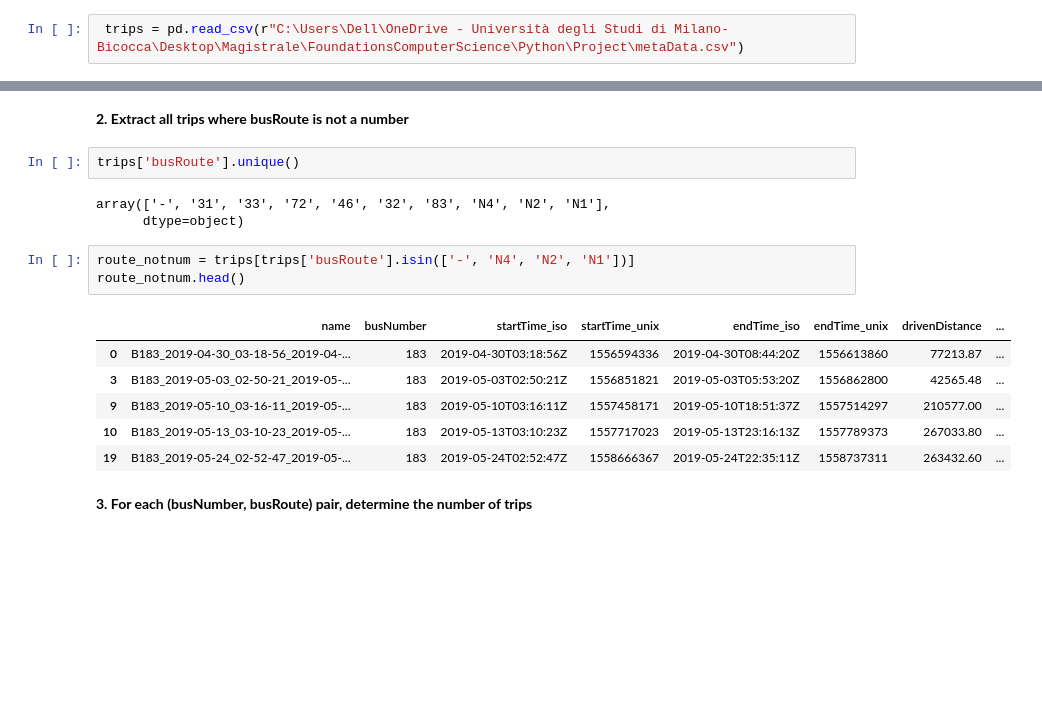
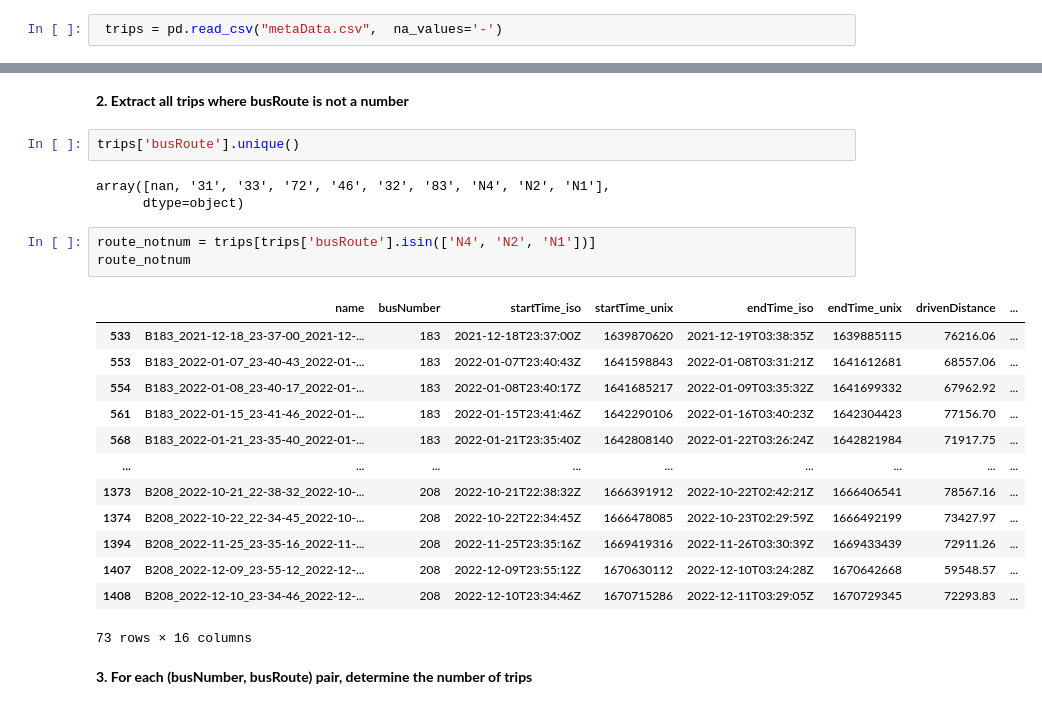
Before and after one commit to EnricoBent/Project_2023_Bentley_Simeoni, a Jupyter notebook: Project_Bentley_Simeoni.ipynb, the cells around one changed output, grey strips where cells are left out. Cells and saved outputs as stored; diff of their text form; blank space fills up the shorter version.

```diff
--- a/Project_Bentley_Simeoni.ipynb
+++ b/Project_Bentley_Simeoni.ipynb
@@ -19,4 +19,4 @@ Notes:
 import pandas as pd
 import numpy as np
 # %%
- trips = pd.read_csv(r"C:\Users\Dell\OneDrive - Università degli Studi di Milano-Bicocca\Desktop\Magistrale\FoundationsComputerScience\Python\Project\metaData.csv")
+ trips = pd.read_csv("metaData.csv",  na_values='-')
@@ -40,18 +45,25 @@ route83.head()
 # %%
 trips['busRoute'].unique()
 # %% [output]
-array(['-', '31', '33', '72', '46', '32', '83', 'N4', 'N2', 'N1'],
+array([nan, '31', '33', '72', '46', '32', '83', 'N4', 'N2', 'N1'],
       dtype=object)
 # %%
-route_notnum = trips[trips['busRoute'].isin(['-', 'N4', 'N2', 'N1'])]
-route_notnum.head()
+route_notnum = trips[trips['busRoute'].isin(['N4', 'N2', 'N1'])]
+route_notnum
 # %% [output]
 |  | name | busNumber | startTime_iso | startTime_unix | endTime_iso | endTime_unix | drivenDistance | ... |
-| 0 | B183_2019-04-30_03-18-56_2019-04-... | 183 | 2019-04-30T03:18:56Z | 1556594336 | 2019-04-30T08:44:20Z | 1556613860 | 77213.87 | ... |
-| 3 | B183_2019-05-03_02-50-21_2019-05-... | 183 | 2019-05-03T02:50:21Z | 1556851821 | 2019-05-03T05:53:20Z | 1556862800 | 42565.48 | ... |
-| 9 | B183_2019-05-10_03-16-11_2019-05-... | 183 | 2019-05-10T03:16:11Z | 1557458171 | 2019-05-10T18:51:37Z | 1557514297 | 210577.00 | ... |
-| 10 | B183_2019-05-13_03-10-23_2019-05-... | 183 | 2019-05-13T03:10:23Z | 1557717023 | 2019-05-13T23:16:13Z | 1557789373 | 267033.80 | ... |
-| 19 | B183_2019-05-24_02-52-47_2019-05-... | 183 | 2019-05-24T02:52:47Z | 1558666367 | 2019-05-24T22:35:11Z | 1558737311 | 263432.60 | ... |
+| 533 | B183_2021-12-18_23-37-00_2021-12-... | 183 | 2021-12-18T23:37:00Z | 1639870620 | 2021-12-19T03:38:35Z | 1639885115 | 76216.06 | ... |
+| 553 | B183_2022-01-07_23-40-43_2022-01-... | 183 | 2022-01-07T23:40:43Z | 1641598843 | 2022-01-08T03:31:21Z | 1641612681 | 68557.06 | ... |
+| 554 | B183_2022-01-08_23-40-17_2022-01-... | 183 | 2022-01-08T23:40:17Z | 1641685217 | 2022-01-09T03:35:32Z | 1641699332 | 67962.92 | ... |
+| 561 | B183_2022-01-15_23-41-46_2022-01-... | 183 | 2022-01-15T23:41:46Z | 1642290106 | 2022-01-16T03:40:23Z | 1642304423 | 77156.70 | ... |
+| 568 | B183_2022-01-21_23-35-40_2022-01-... | 183 | 2022-01-21T23:35:40Z | 1642808140 | 2022-01-22T03:26:24Z | 1642821984 | 71917.75 | ... |
+| ... | ... | ... | ... | ... | ... | ... | ... | ... |
+| 1373 | B208_2022-10-21_22-38-32_2022-10-... | 208 | 2022-10-21T22:38:32Z | 1666391912 | 2022-10-22T02:42:21Z | 1666406541 | 78567.16 | ... |
+| 1374 | B208_2022-10-22_22-34-45_2022-10-... | 208 | 2022-10-22T22:34:45Z | 1666478085 | 2022-10-23T02:29:59Z | 1666492199 | 73427.97 | ... |
+| 1394 | B208_2022-11-25_23-35-16_2022-11-... | 208 | 2022-11-25T23:35:16Z | 1669419316 | 2022-11-26T03:30:39Z | 1669433439 | 72911.26 | ... |
+| 1407 | B208_2022-12-09_23-55-12_2022-12-... | 208 | 2022-12-09T23:55:12Z | 1670630112 | 2022-12-10T03:24:28Z | 1670642668 | 59548.57 | ... |
+| 1408 | B208_2022-12-10_23-34-46_2022-12-... | 208 | 2022-12-10T23:34:46Z | 1670715286 | 2022-12-11T03:29:05Z | 1670729345 | 72293.83 | ... |
+73 rows × 16 columns
 # %% [markdown]
 **3. For each (busNumber, busRoute) pair, determine the number of trips**
 # %%
```
Also changed, not shown: parts of 29 cells of this notebook.
